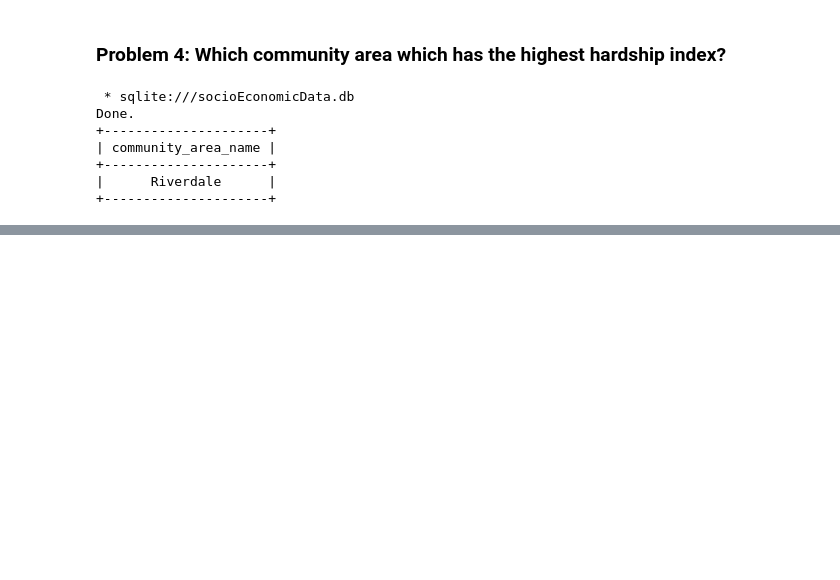
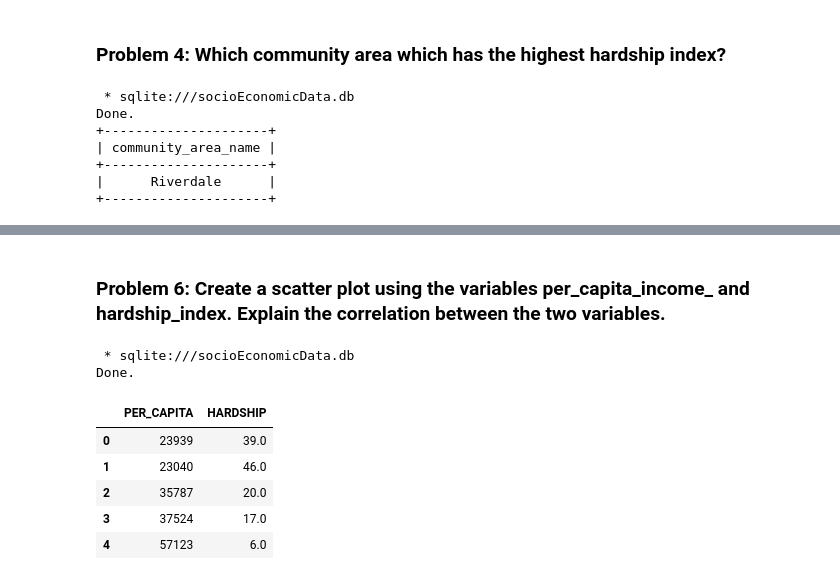
Before and after one commit to Hasan082/Data-Analysis, a Jupyter notebook: Socioeconomic Indicators in Chicago/socioEconomicData.ipynb, the cells around one changed output, grey strips where cells are left out. Saved outputs shown, nothing was run; the diff lists cells and outputs as text; code cells hidden in the pictures; blank space fills up the shorter version.

```diff
--- a/Socioeconomic Indicators in Chicago/socioEconomicData.ipynb
+++ b/Socioeconomic Indicators in Chicago/socioEconomicData.ipynb
@@ -92,0 +109,15 @@ Done.
+# %% [markdown]
+### Problem 6: Create a scatter plot using the variables per_capita_income_ and hardship_index. Explain the correlation between the two variables.
+# %%
+combined_data = %sql SELECT per_capita_income_ AS PER_CAPITA, hardship_index AS HARDSHIP FROM socioEconomicData;
+df = pd.DataFrame(combined_data)
+df.head()
+# %% [output]
+ * sqlite:///socioEconomicData.db
+Done.
+|  | PER_CAPITA | HARDSHIP |
+| 0 | 23939 | 39.0 |
+| 1 | 23040 | 46.0 |
+| 2 | 35787 | 20.0 |
+| 3 | 37524 | 17.0 |
+| 4 | 57123 | 6.0 |
```
Also changed, not shown: parts of 4 cells of this notebook, 1 other file.
